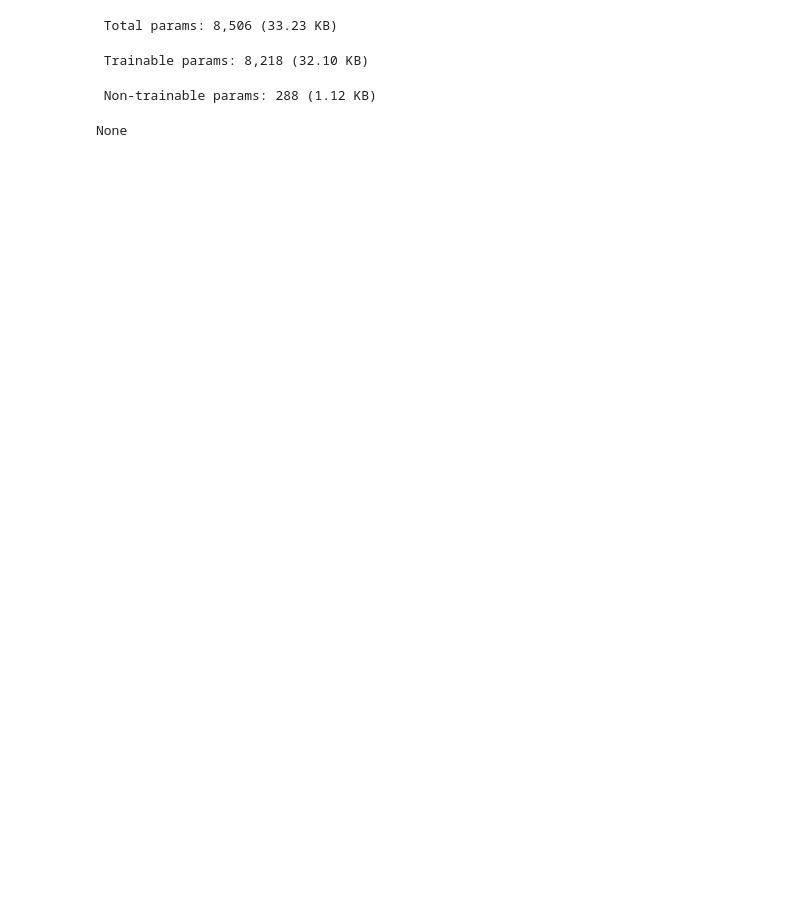
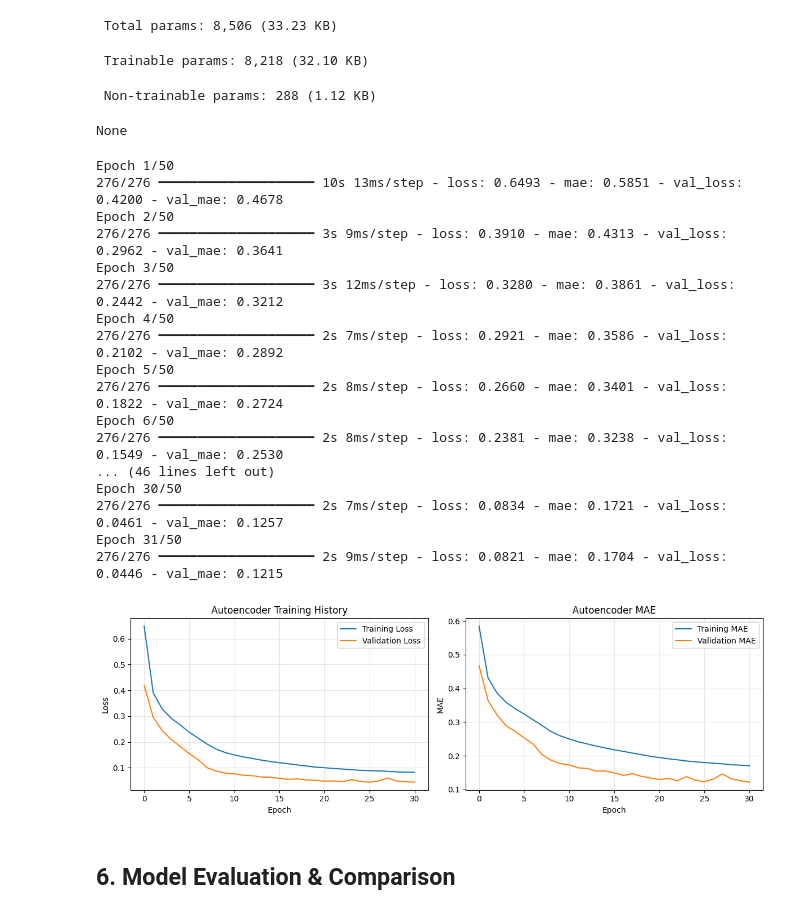
Before and after one commit to Karthik1319/Fraud-Detection-System, a Jupyter notebook: model_development.ipynb, the cells around one changed output. Saved outputs shown, nothing was run; the diff lists cells and outputs as text; code cells hidden in the pictures; blank space fills up the shorter version.

```diff
--- a/model_development.ipynb
+++ b/model_development.ipynb
@@ -252,4 +330,64 @@ Model: "functional"
  Trainable params: 8,218 (32.10 KB)
  Non-trainable params: 288 (1.12 KB)
 None
+# %%
+# Train autoencoder
+early_stopping = keras.callbacks.EarlyStopping(
+    monitor='val_loss',
+    patience=5,
+    restore_best_weights=True
+)
+
+history = autoencoder.fit(
+    X_train_normal, X_train_normal,
+    epochs=50,
+    batch_size=256,
+    validation_split=0.1,
+    callbacks=[early_stopping],
+    verbose=1
+)
+
+# Plot training history
+plt.figure(figsize=(12, 4))
+plt.subplot(1, 2, 1)
+plt.plot(history.history['loss'], label='Training Loss')
+plt.plot(history.history['val_loss'], label='Validation Loss')
+plt.xlabel('Epoch')
+plt.ylabel('Loss')
+plt.title('Autoencoder Training History')
+plt.legend()
+plt.grid(True, alpha=0.3)
+
+plt.subplot(1, 2, 2)
+plt.plot(history.history['mae'], label='Training MAE')
+plt.plot(history.history['val_mae'], label='Validation MAE')
+plt.xlabel('Epoch')
+plt.ylabel('MAE')
+plt.title('Autoencoder MAE')
+plt.legend()
+plt.grid(True, alpha=0.3)
+
+plt.tight_layout()
+plt.show()
+# %% [output]
+Epoch 1/50
+276/276 ━━━━━━━━━━━━━━━━━━━━ 10s 13ms/step - loss: 0.6493 - mae: 0.5851 - val_loss: 0.4200 - val_mae: 0.4678
+Epoch 2/50
+276/276 ━━━━━━━━━━━━━━━━━━━━ 3s 9ms/step - loss: 0.3910 - mae: 0.4313 - val_loss: 0.2962 - val_mae: 0.3641
+Epoch 3/50
+276/276 ━━━━━━━━━━━━━━━━━━━━ 3s 12ms/step - loss: 0.3280 - mae: 0.3861 - val_loss: 0.2442 - val_mae: 0.3212
+Epoch 4/50
+276/276 ━━━━━━━━━━━━━━━━━━━━ 2s 7ms/step - loss: 0.2921 - mae: 0.3586 - val_loss: 0.2102 - val_mae: 0.2892
+Epoch 5/50
+276/276 ━━━━━━━━━━━━━━━━━━━━ 2s 8ms/step - loss: 0.2660 - mae: 0.3401 - val_loss: 0.1822 - val_mae: 0.2724
+Epoch 6/50
+276/276 ━━━━━━━━━━━━━━━━━━━━ 2s 8ms/step - loss: 0.2381 - mae: 0.3238 - val_loss: 0.1549 - val_mae: 0.2530
+... (46 lines left out)
+Epoch 30/50
+276/276 ━━━━━━━━━━━━━━━━━━━━ 2s 7ms/step - loss: 0.0834 - mae: 0.1721 - val_loss: 0.0461 - val_mae: 0.1257
+Epoch 31/50
+276/276 ━━━━━━━━━━━━━━━━━━━━ 2s 9ms/step - loss: 0.0821 - mae: 0.1704 - val_loss: 0.0446 - val_mae: 0.1215
+[figure, added]
+# %% [markdown]
+## 6. Model Evaluation & Comparison
 # %%
```
Also changed, not shown: parts of 28 cells of this notebook, 3 other files.
